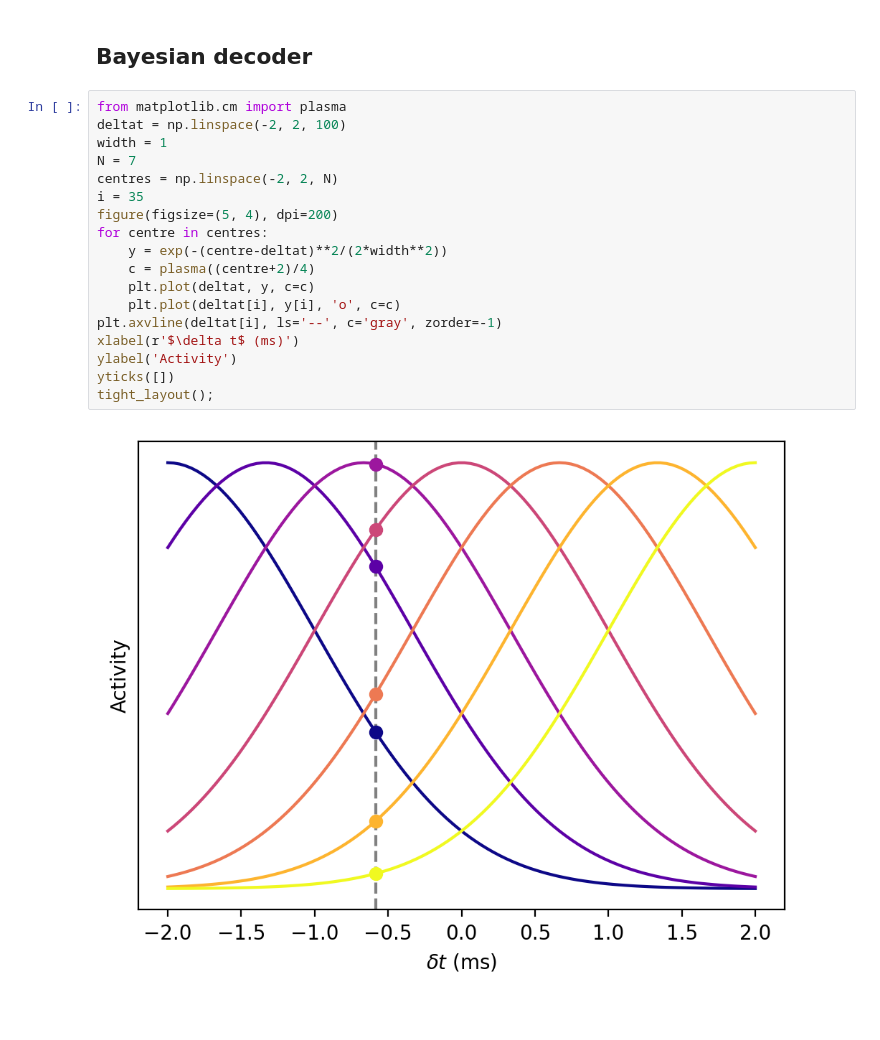
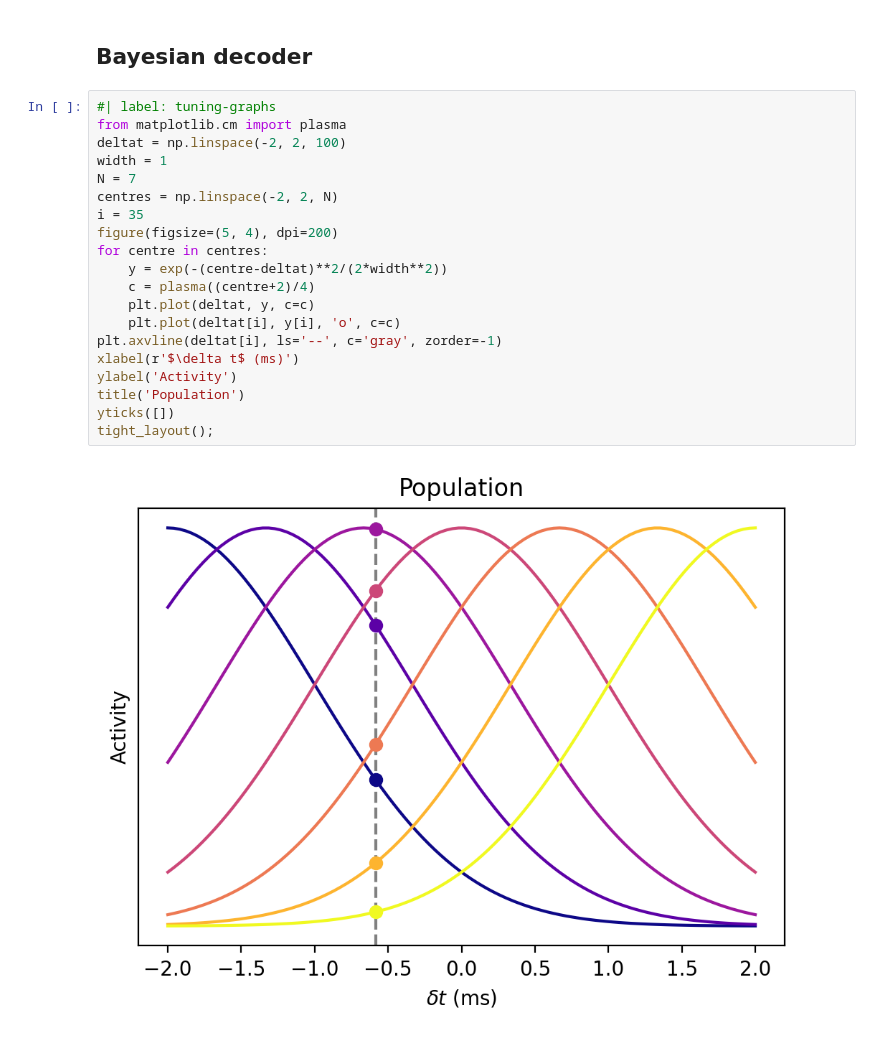
Before and after one commit to neuro4ml/neuro4ml.github.io, a Jupyter notebook: Week_2/6. w2-figures.ipynb, the cells around one changed output. Drawn from its saved outputs; the diff is of its cells as text.

```diff
--- a/Week_2/6. w2-figures.ipynb
+++ b/Week_2/6. w2-figures.ipynb
@@ -190,22 +364,24 @@ tight_layout();
 # %% [markdown]
 ## Bayesian decoder
 # %%
+#| label: tuning-graphs
 from matplotlib.cm import plasma
 deltat = np.linspace(-2, 2, 100)
 width = 1
 N = 7
 centres = np.linspace(-2, 2, N)
 i = 35
 figure(figsize=(5, 4), dpi=200)
 for centre in centres:
     y = exp(-(centre-deltat)**2/(2*width**2))
     c = plasma((centre+2)/4)
     plt.plot(deltat, y, c=c)
     plt.plot(deltat[i], y[i], 'o', c=c)
 plt.axvline(deltat[i], ls='--', c='gray', zorder=-1)
 xlabel(r'$\delta t$ (ms)')
 ylabel('Activity')
+title('Population')
 yticks([])
 tight_layout();
 # %% [output]
-[figure, old version]
+[figure, new version]
```
Also changed, not shown: parts of 10 cells of this notebook, 5 other files.
